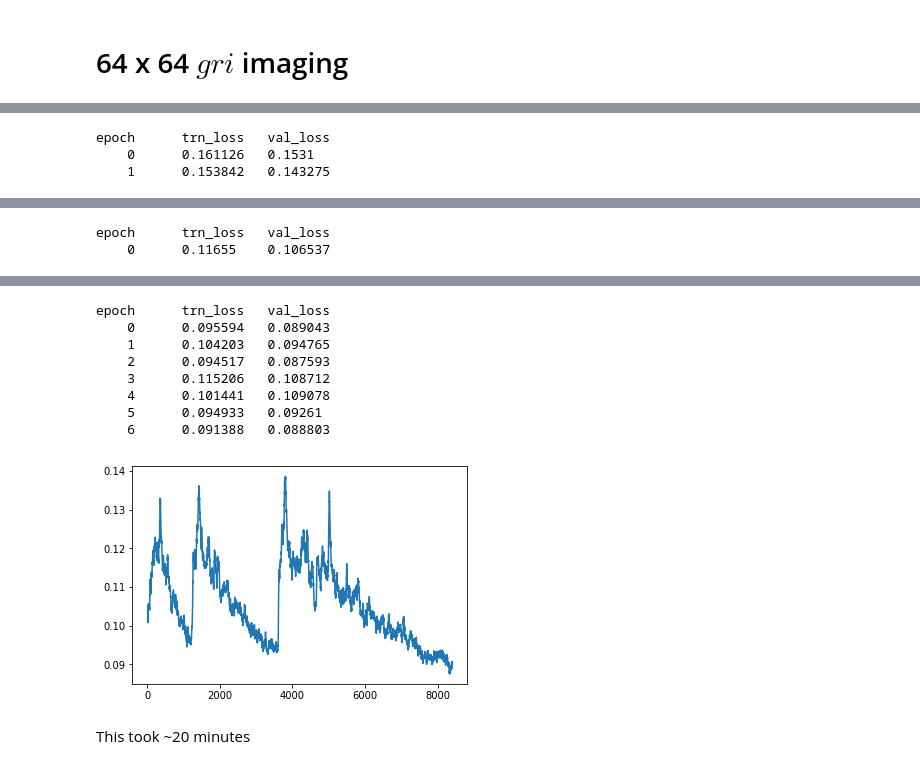
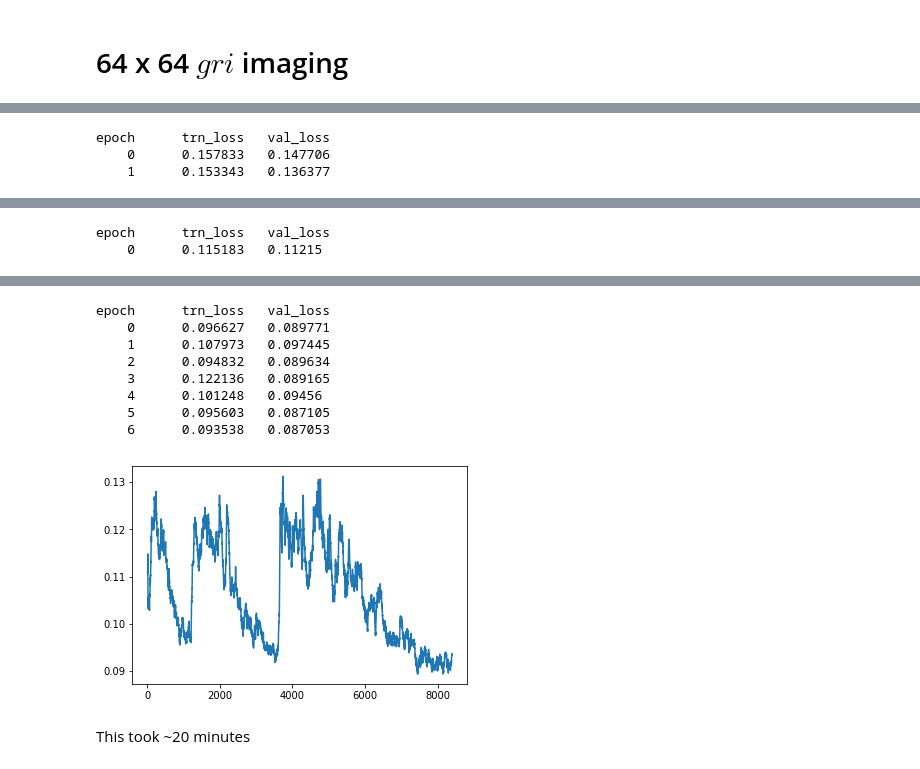
Before and after one commit to jwuphysics/galaxy-cnns, a Jupyter notebook: notebook/10. The effects of resolution.ipynb, the cells around one changed output, grey strips where cells are left out. Cells and saved outputs as stored; diff of their text form; code cells hidden in the pictures.

```diff
--- a/notebook/10. The effects of resolution.ipynb
+++ b/notebook/10. The effects of resolution.ipynb
@@ -372,29 +382,30 @@ learn.crit = rmse
 # %%
 lr = 1e-1
 learn.fit(lr, 2)
 
-lrs = [1e-3, 1e-2, 1e-1]
+lrs = [1e-2, 3e-2, 1e-1]
 learn.unfreeze()
-learn.fit(lr, 1)
-learn.fit(lr, 3, cycle_len=1, cycle_mult=2)
+
+learn.fit(lrs, 1)
+learn.fit(lrs, 3, cycle_len=1, cycle_mult=2)
 
 learn.sched.plot_loss()
 # %% [output]
 [interactive output not drawn]
 epoch      trn_loss   val_loss
-    0      0.161126   0.1531
-    1      0.153842   0.143275
+    0      0.157833   0.147706
+    1      0.153343   0.136377
 [interactive output not drawn]
 epoch      trn_loss   val_loss
-    0      0.11655    0.106537
+    0      0.115183   0.11215
 [interactive output not drawn]
 epoch      trn_loss   val_loss
-    0      0.095594   0.089043
-    1      0.104203   0.094765
-    2      0.094517   0.087593
-    3      0.115206   0.108712
-    4      0.101441   0.109078
-    5      0.094933   0.09261
-    6      0.091388   0.088803
+    0      0.096627   0.089771
+    1      0.107973   0.097445
+    2      0.094832   0.089634
+    3      0.122136   0.089165
+    4      0.101248   0.09456
+    5      0.095603   0.087105
+    6      0.093538   0.087053
-[figure, old version]
+[figure, new version]
 # %%
```
Also changed, not shown: parts of 40 cells of this notebook, 6 other files.
